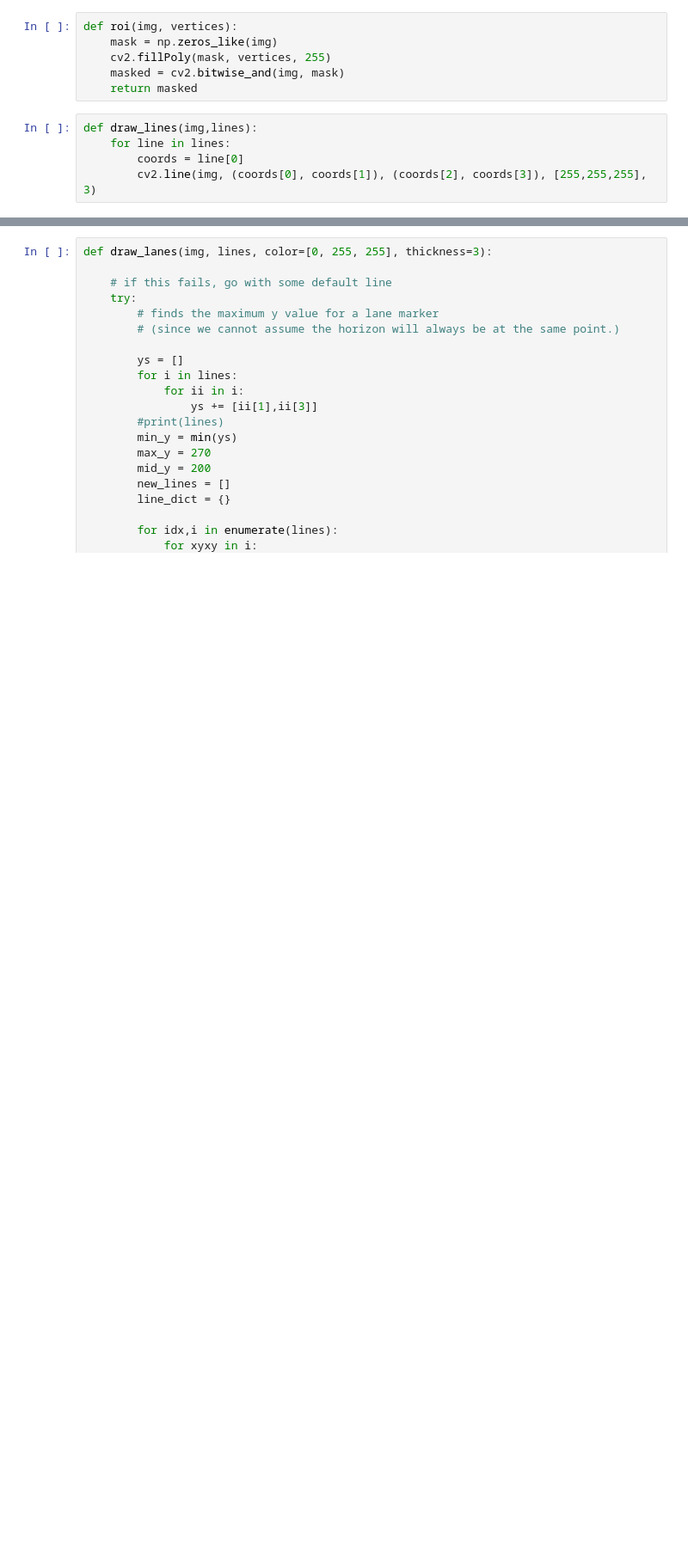
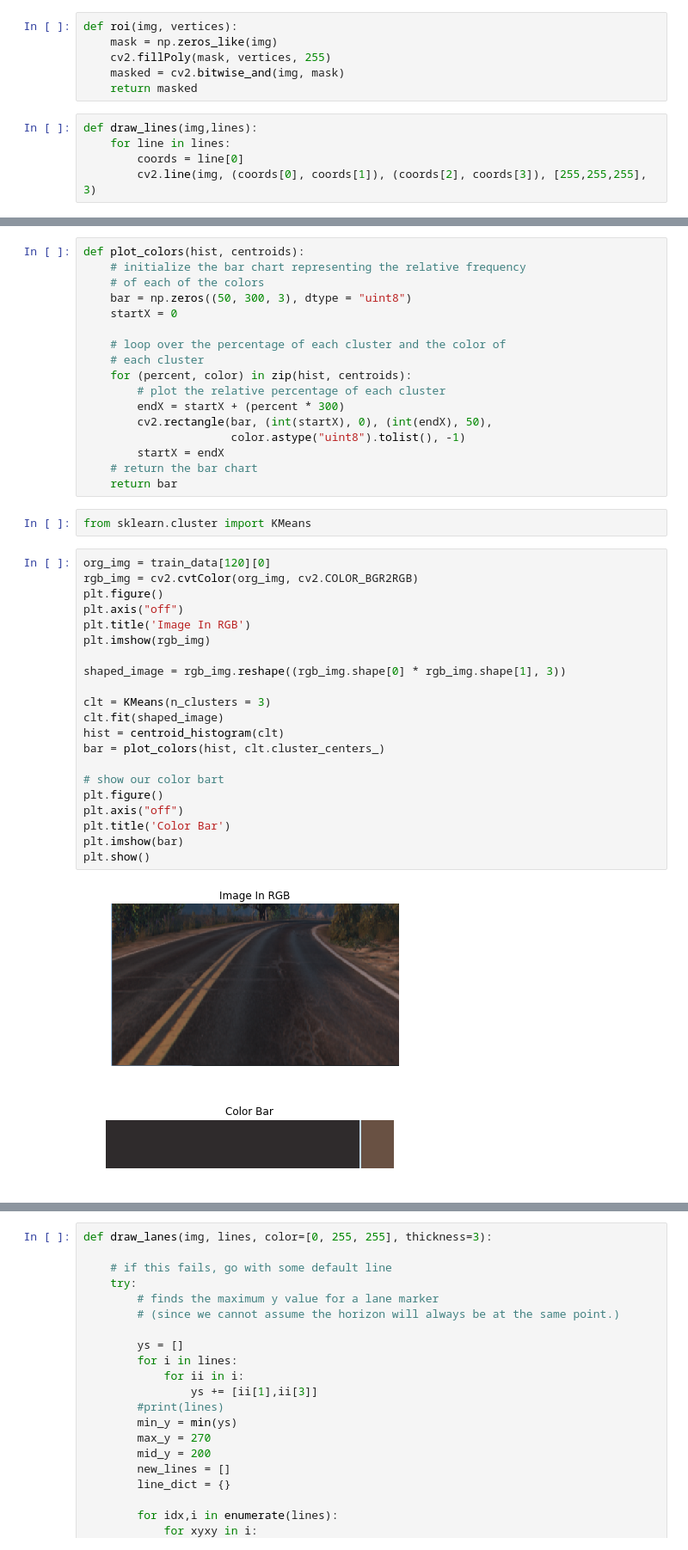
Before and after one commit to xiaoli-chen/GTA5, a Jupyter notebook: lane extraction.ipynb, the cells around one changed output, grey strips where cells are left out. Shown: that part at 86% size. Drawn from its saved outputs; the diff is of its cells as text; blank space fills up the shorter version.

```diff
--- a/lane extraction.ipynb
+++ b/lane extraction.ipynb
@@ -97,0 +161,43 @@ array([[[267,  40, 379,  66]],
+# %%
+def plot_colors(hist, centroids):
+    # initialize the bar chart representing the relative frequency
+    # of each of the colors
+    bar = np.zeros((50, 300, 3), dtype = "uint8")
+    startX = 0
+
+    # loop over the percentage of each cluster and the color of
+    # each cluster
+    for (percent, color) in zip(hist, centroids):
+        # plot the relative percentage of each cluster
+        endX = startX + (percent * 300)
+        cv2.rectangle(bar, (int(startX), 0), (int(endX), 50),
+                      color.astype("uint8").tolist(), -1)
+        startX = endX
+    # return the bar chart
+    return bar
+# %%
+from sklearn.cluster import KMeans
+# %%
+org_img = train_data[120][0]
+rgb_img = cv2.cvtColor(org_img, cv2.COLOR_BGR2RGB)
+plt.figure()
+plt.axis("off")
+plt.title('Image In RGB')
+plt.imshow(rgb_img)
+
+shaped_image = rgb_img.reshape((rgb_img.shape[0] * rgb_img.shape[1], 3))
+
+clt = KMeans(n_clusters = 3)
+clt.fit(shaped_image)
+hist = centroid_histogram(clt)
+bar = plot_colors(hist, clt.cluster_centers_)
+
+# show our color bart
+plt.figure()
+plt.axis("off")
+plt.title('Color Bar')
+plt.imshow(bar)
+plt.show()
+# %% [output]
+[figure, added]
+[figure, added]
```
Also changed, not shown: parts of 25 cells of this notebook.
